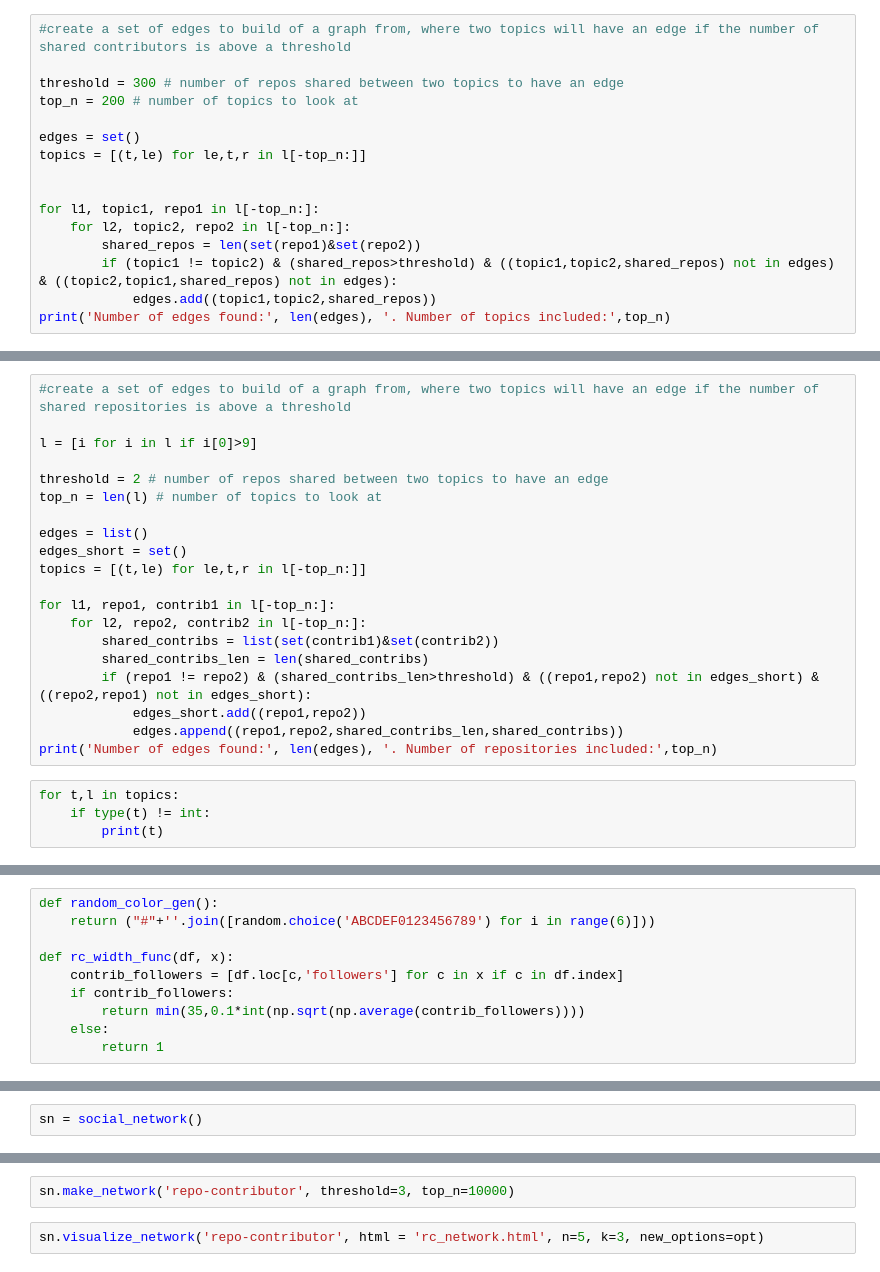
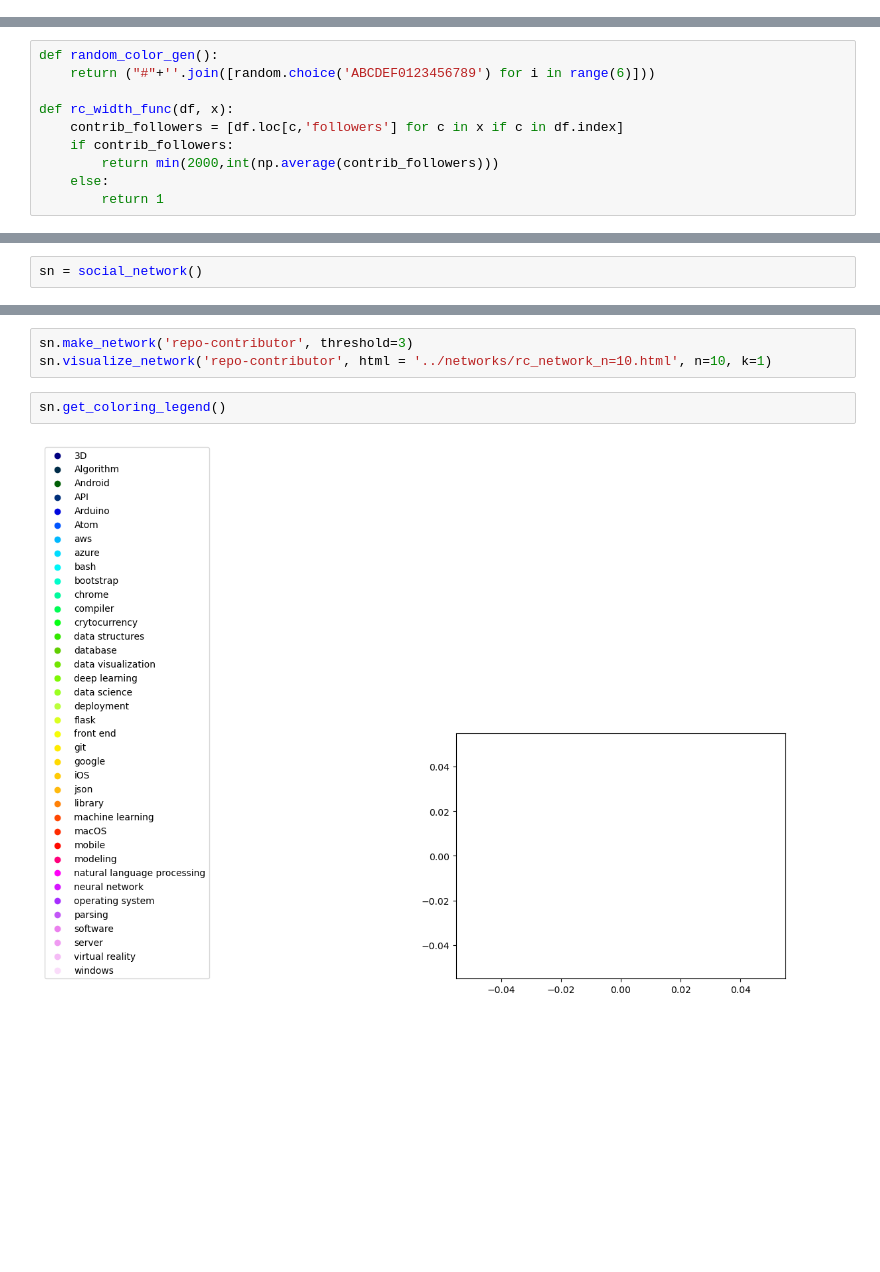
Before and after one commit to michbaum/githubGraph, a Jupyter notebook: scripts/data_visualization_network.ipynb, the cells around one changed output, grey strips where cells are left out. Cells and saved outputs as stored; diff of their text form; blank space fills up the shorter version.

Commit message:
make example networks

```diff
--- a/scripts/data_visualization_network.ipynb
+++ b/scripts/data_visualization_network.ipynb
@@ -193,16 +42,0 @@ l.sort()
-# %%
-#create a set of edges to build of a graph from, where two topics will have an edge if the number of shared contributors is above a threshold
-
-threshold = 300 # number of repos shared between two topics to have an edge
-top_n = 200 # number of topics to look at
-
-edges = set()
-topics = [(t,le) for le,t,r in l[-top_n:]]
-
-
-for l1, topic1, repo1 in l[-top_n:]:
-    for l2, topic2, repo2 in l[-top_n:]:
-        shared_repos = len(set(repo1)&set(repo2))
-        if (topic1 != topic2) & (shared_repos>threshold) & ((topic1,topic2,shared_repos) not in edges) & ((topic2,topic1,shared_repos) not in edges):
-            edges.add((topic1,topic2,shared_repos))
-print('Number of edges found:', len(edges), '. Number of topics included:',top_n)
@@ -261,24 +42,0 @@ l.sort()
-# %%
-#create a set of edges to build of a graph from, where two topics will have an edge if the number of shared repositories is above a threshold
-
-l = [i for i in l if i[0]>9]
-
-threshold = 2 # number of repos shared between two topics to have an edge
-top_n = len(l) # number of topics to look at
-
-edges = list()
-edges_short = set()
-topics = [(t,le) for le,t,r in l[-top_n:]]
-
-for l1, repo1, contrib1 in l[-top_n:]:
-    for l2, repo2, contrib2 in l[-top_n:]:
-        shared_contribs = list(set(contrib1)&set(contrib2))
-        shared_contribs_len = len(shared_contribs)
-        if (repo1 != repo2) & (shared_contribs_len>threshold) & ((repo1,repo2) not in edges_short) & ((repo2,repo1) not in edges_short):
-            edges_short.add((repo1,repo2))
-            edges.append((repo1,repo2,shared_contribs_len,shared_contribs))
-print('Number of edges found:', len(edges), '. Number of repositories included:',top_n)
-# %%
-for t,l in topics:
-    if type(t) != int:
-        print(t)
@@ -341,7 +47,7 @@ def random_color_gen():
 def rc_width_func(df, x):
     contrib_followers = [df.loc[c,'followers'] for c in x if c in df.index]
     if contrib_followers:
-        return min(35,0.1*int(np.sqrt(np.average(contrib_followers))))
+        return min(2000,int(np.average(contrib_followers)))
     else:
         return 1
 # %%
@@ -619,4 +363,7 @@ rc_
-# %%
-sn.make_network('repo-contributor', threshold=3, top_n=10000)
 # %%
-sn.visualize_network('repo-contributor', html = 'rc_network.html', n=5, k=3, new_options=opt)
+sn.make_network('repo-contributor', threshold=3)
+sn.visualize_network('repo-contributor', html = '../networks/rc_network_n=10.html', n=10, k=1)
+# %%
+sn.get_coloring_legend()
+# %% [output]
+[figure, added]
```
Also changed, not shown: parts of 31 cells of this notebook, 30 other files.
